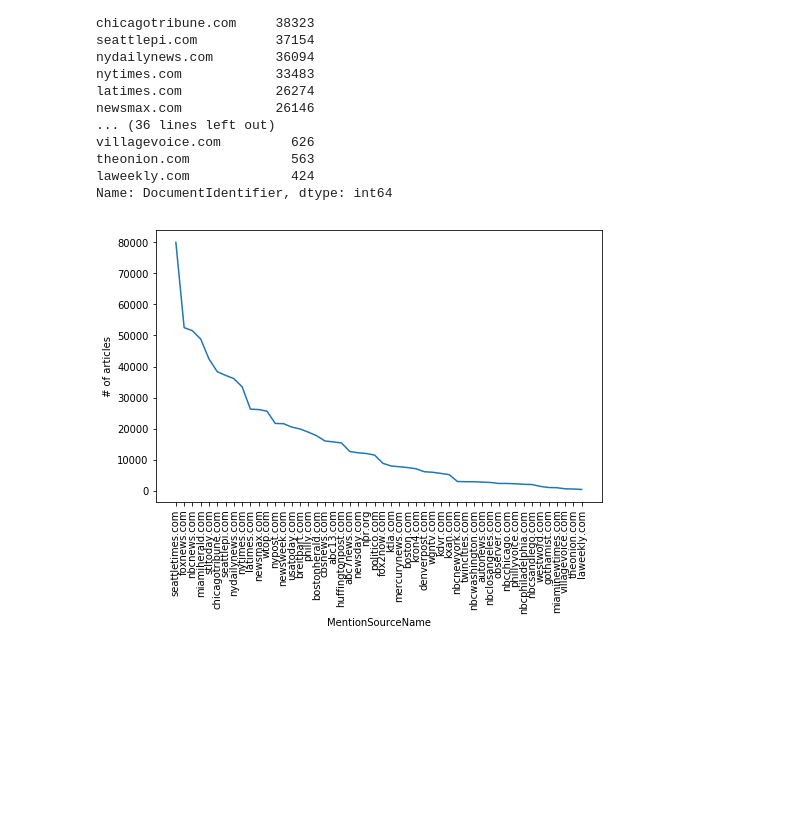
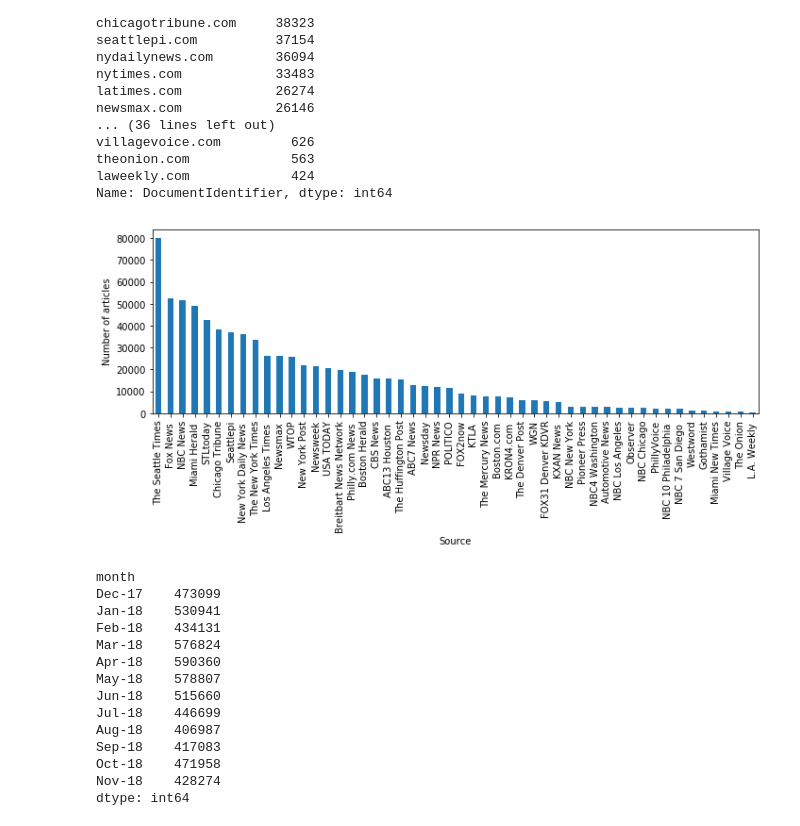
Before and after one commit to padesplaces/dataviz-project, a Jupyter notebook: data_analysis/compute_graph.ipynb, the cells around one changed output. Saved outputs shown, nothing was run; the diff lists cells and outputs as text; code cells hidden in the pictures; blank space fills up the shorter version.

Commit message:
Add some figures

```diff
--- a/data_analysis/compute_graph.ipynb
+++ b/data_analysis/compute_graph.ipynb
@@ -62,10 +65,13 @@ Name: DocumentIdentifier, dtype: int64
 # %%
-plt.figure(figsize=(8,5))
-nb_articles.sort_values(ascending=False).plot()
-plt.xticks(range(len(nb_articles)), nb_articles.sort_values(ascending=False).index, rotation=90)
-plt.ylabel("# of articles")
+plt.figure(figsize=(10,5))
+nb_articles.sort_values(ascending=False).plot(kind='bar', color="tab:blue")
+plt.xticks(range(len(nb_articles)), nb_articles.sort_values(ascending=False).index.map(name_map), rotation=90)
+plt.xlabel("Source")
+plt.ylabel("Number of articles")
+plt.tight_layout()
+plt.savefig('../doc/nb_articles_bars.eps', format='eps', dpi=1000)
 plt.show()
 # %% [output]
-[figure, old version]
+[figure, new version]
 # %%
 full_df["month"] = pd.to_datetime(full_df.DATE, format='%Y%m%d%H%M%S').dt.strftime("%b-%y")
@@ -74,0 +80,17 @@ with open("../data/sources/map_sources_url_to_name.pkl", "rb") as f:
+# %%
+full_df.groupby("month").size()[month_order]
+# %% [output]
+month
+Dec-17    473099
+Jan-18    530941
+Feb-18    434131
+Mar-18    576824
+Apr-18    590360
+May-18    578807
+Jun-18    515660
+Jul-18    446699
+Aug-18    406987
+Sep-18    417083
+Oct-18    471958
+Nov-18    428274
+dtype: int64
```
Also changed, not shown: parts of 7 cells of this notebook, 7 other files.
